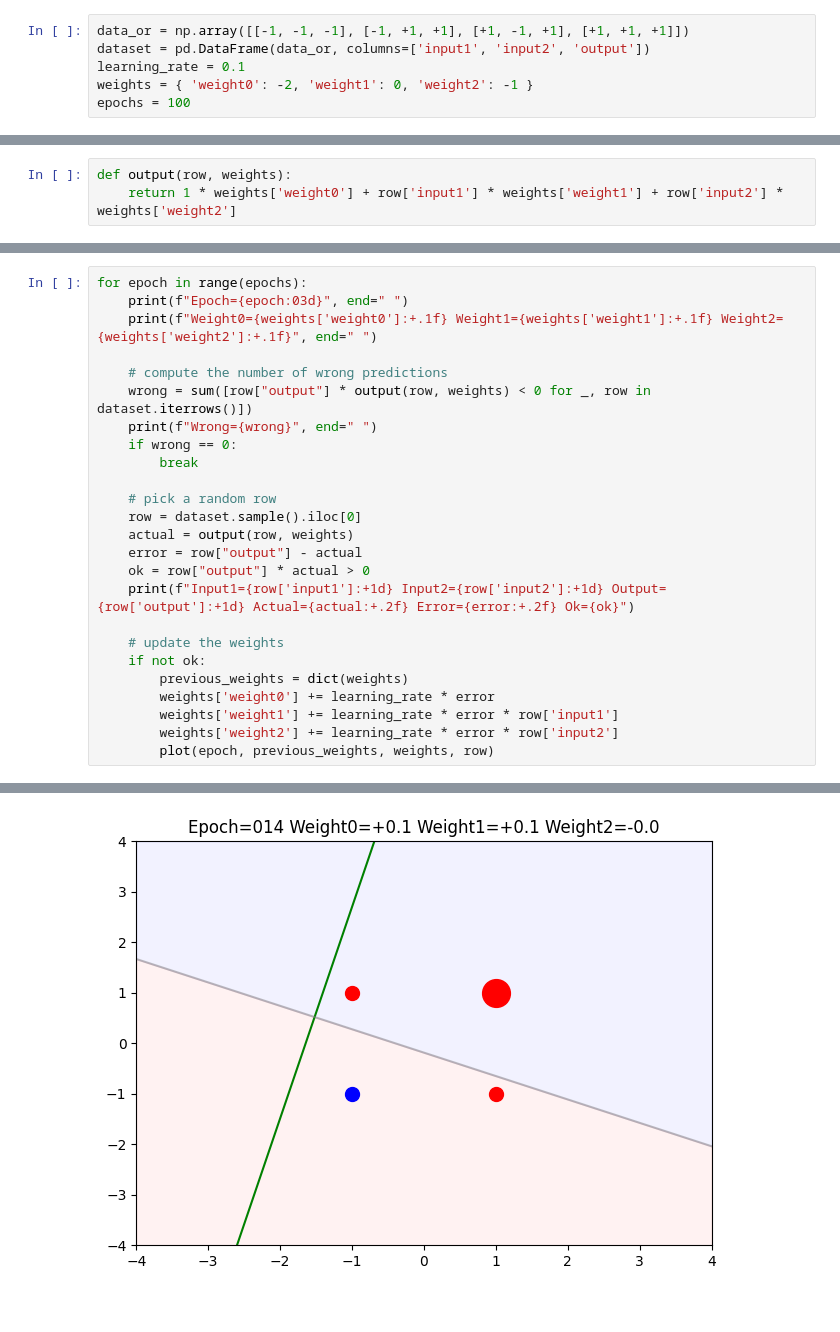
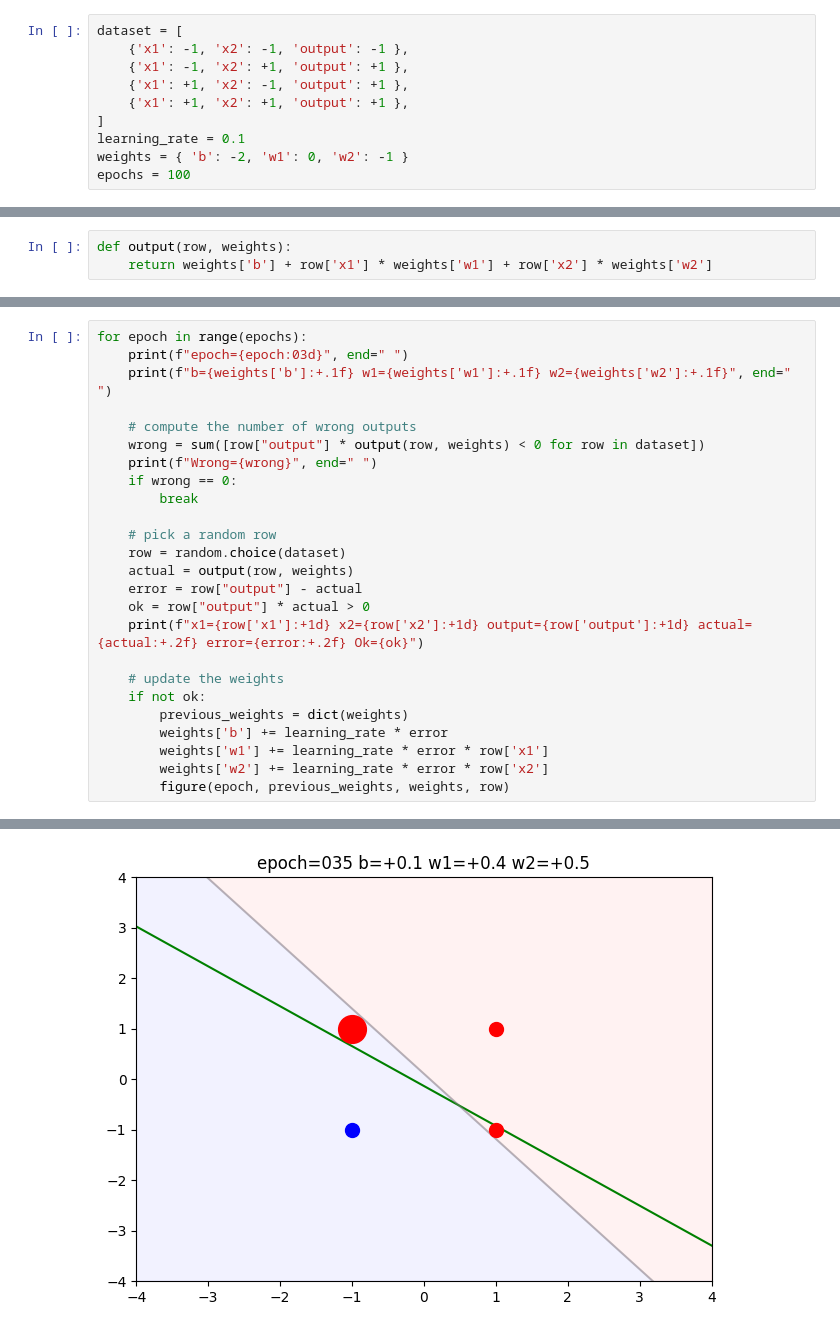
Before and after one commit to reimf/keuzevak-hoe-werkt-ai, a Jupyter notebook: perceptron.ipynb, the cells around one changed output, grey strips where cells are left out. Saved outputs shown, nothing was run; the diff lists cells and outputs as text.

```diff
--- a/perceptron.ipynb
+++ b/perceptron.ipynb
@@ -23,7 +20,11 @@ import matplotlib.pyplot as plt
 # %%
-data_or = np.array([[-1, -1, -1], [-1, +1, +1], [+1, -1, +1], [+1, +1, +1]])
-dataset = pd.DataFrame(data_or, columns=['input1', 'input2', 'output'])
+dataset = [
+    {'x1': -1, 'x2': -1, 'output': -1 },
+    {'x1': -1, 'x2': +1, 'output': +1 },
+    {'x1': +1, 'x2': -1, 'output': +1 },
+    {'x1': +1, 'x2': +1, 'output': +1 },
+]
 learning_rate = 0.1
-weights = { 'weight0': -2, 'weight1': 0, 'weight2': -1 }
+weights = { 'b': -2, 'w1': 0, 'w2': -1 }
 epochs = 100
 # %% [markdown]
@@ -31,4 +32,4 @@ epochs = 100
 # %%
 def output(row, weights):
-    return 1 * weights['weight0'] + row['input1'] * weights['weight1'] + row['input2'] * weights['weight2']
+    return weights['b'] + row['x1'] * weights['w1'] + row['x2'] * weights['w2']
 # %% [markdown]
@@ -65,26 +64,26 @@ You can get good information on how it works [on the Toronto University ML Lectu
 # %%
 for epoch in range(epochs):
-    print(f"Epoch={epoch:03d}", end=" ")
-    print(f"Weight0={weights['weight0']:+.1f} Weight1={weights['weight1']:+.1f} Weight2={weights['weight2']:+.1f}", end=" ")
+    print(f"epoch={epoch:03d}", end=" ")
+    print(f"b={weights['b']:+.1f} w1={weights['w1']:+.1f} w2={weights['w2']:+.1f}", end=" ")
 
-    # compute the number of wrong predictions
-    wrong = sum([row["output"] * output(row, weights) < 0 for _, row in dataset.iterrows()])
+    # compute the number of wrong outputs
+    wrong = sum([row["output"] * output(row, weights) < 0 for row in dataset])
     print(f"Wrong={wrong}", end=" ")
     if wrong == 0:
         break
 
     # pick a random row
-    row = dataset.sample().iloc[0]
+    row = random.choice(dataset)
     actual = output(row, weights)
     error = row["output"] - actual
     ok = row["output"] * actual > 0
-    print(f"Input1={row['input1']:+1d} Input2={row['input2']:+1d} Output={row['output']:+1d} Actual={actual:+.2f} Error={error:+.2f} Ok={ok}")
+    print(f"x1={row['x1']:+1d} x2={row['x2']:+1d} output={row['output']:+1d} actual={actual:+.2f} error={error:+.2f} Ok={ok}")
 
     # update the weights
     if not ok:
         previous_weights = dict(weights)
-        weights['weight0'] += learning_rate * error
-        weights['weight1'] += learning_rate * error * row['input1']
-        weights['weight2'] += learning_rate * error * row['input2']
-        plot(epoch, previous_weights, weights, row)
+        weights['b'] += learning_rate * error
+        weights['w1'] += learning_rate * error * row['x1']
+        weights['w2'] += learning_rate * error * row['x2']
+        figure(epoch, previous_weights, weights, row)
 # %% [output]
@@ -117 +116 @@ Epoch=039 Weight0=+0.2 Weight1=+0.2 Weight2=+0.1 Wrong=0
-[figure, old version]
+[figure, new version]
```
Also changed, not shown: parts of 12 cells of this notebook, 2 other files.
